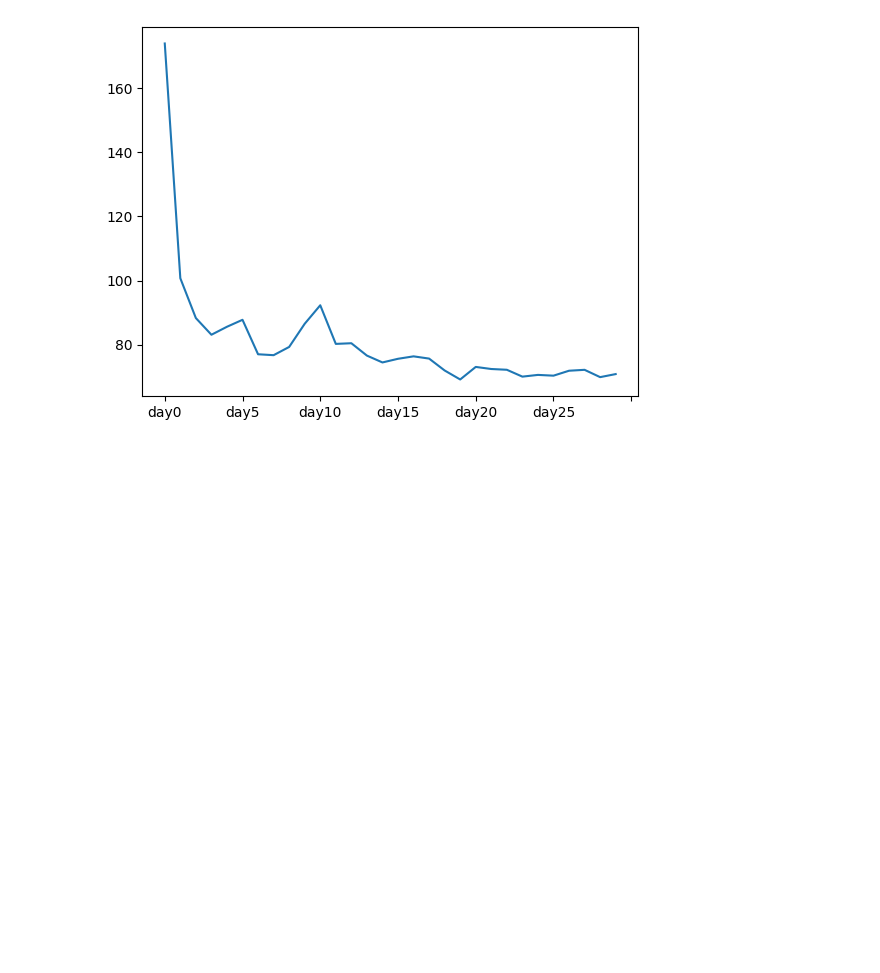
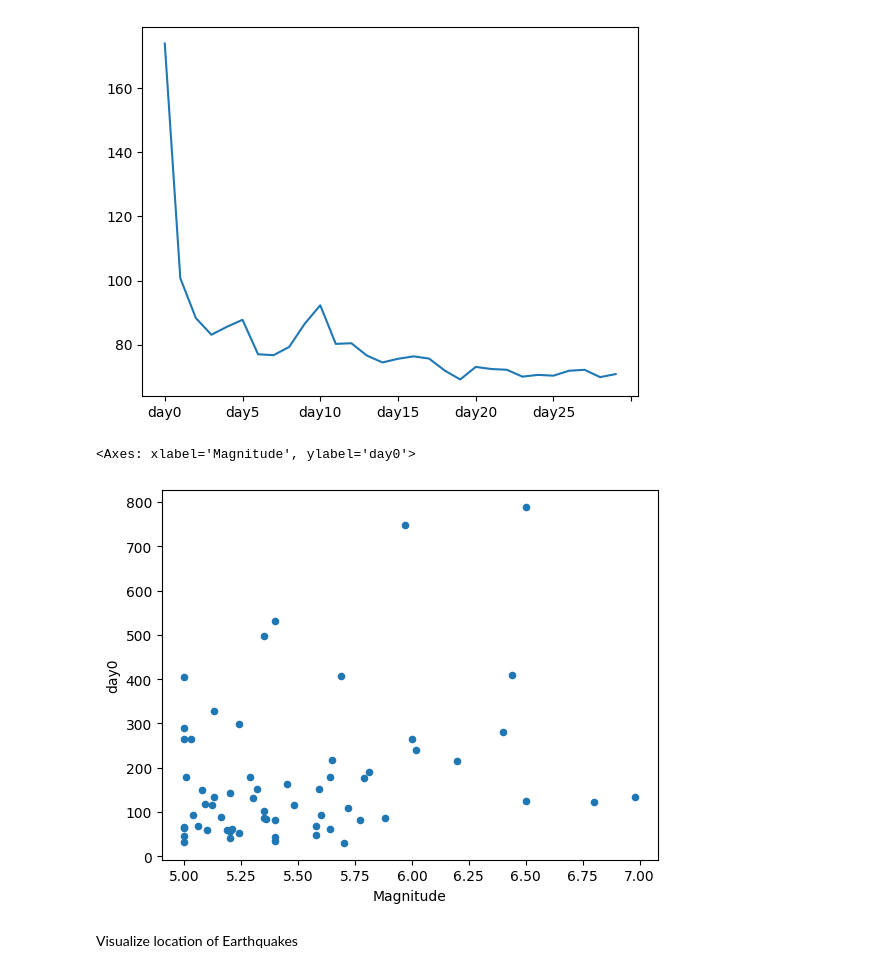
Before and after one commit to krattya/Natural-Disasters-App, a Jupyter notebook: forecast/forecast.ipynb, the cells around one changed output. Saved outputs shown, nothing was run; the diff lists cells and outputs as text; code cells hidden in the pictures; blank space fills up the shorter version.

```diff
--- a/forecast/forecast.ipynb
+++ b/forecast/forecast.ipynb
@@ -108,0 +108,7 @@ aftershock_data.to_csv("result.csv")
+# %%
+aftershock_data.plot(x="Magnitude",y="day0",kind="scatter")
+# %% [output]
+<Axes: xlabel='Magnitude', ylabel='day0'>
+[figure, added]
+# %% [markdown]
+Visualize location of Earthquakes
```
Also changed, not shown: parts of 4 cells of this notebook.
